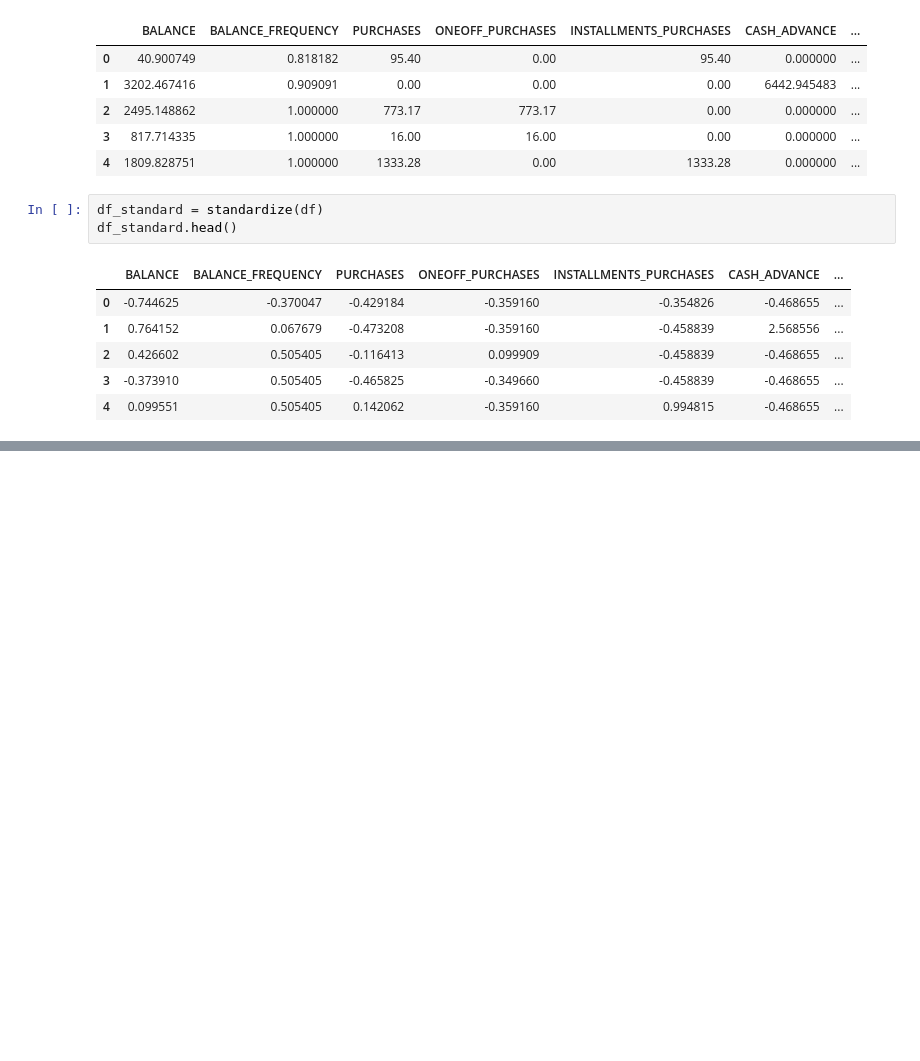
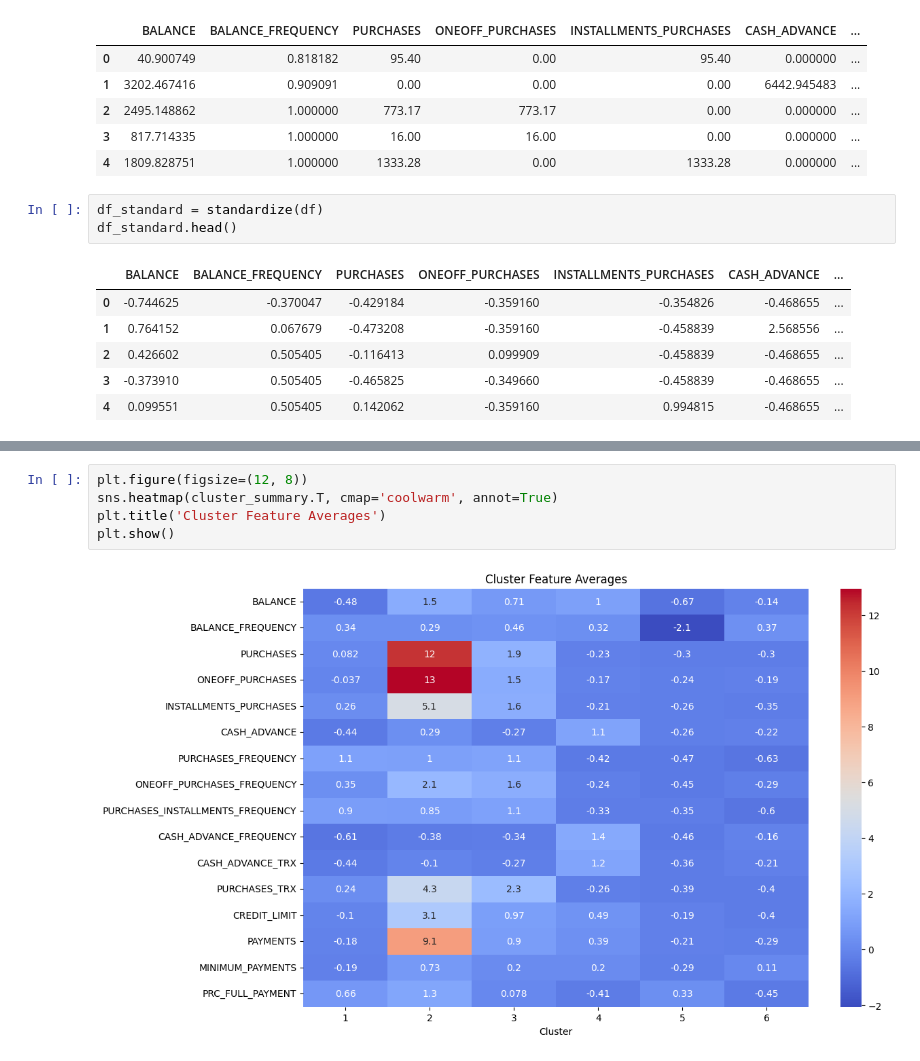
Before and after one commit to MikaParssinen/Applied-Machine-Learning, a Jupyter notebook: INL2/Visual.ipynb, the cells around one changed output, grey strips where cells are left out. Cells and saved outputs as stored; diff of their text form; blank space fills up the shorter version.

```diff
--- a/INL2/Visual.ipynb
+++ b/INL2/Visual.ipynb
@@ -72,0 +78,7 @@ plt.show()
+# %%
+plt.figure(figsize=(12, 8))
+sns.heatmap(cluster_summary.T, cmap='coolwarm', annot=True)
+plt.title('Cluster Feature Averages')
+plt.show()
+# %% [output]
+[figure, added]
```
Also changed, not shown: parts of 6 cells of this notebook.
